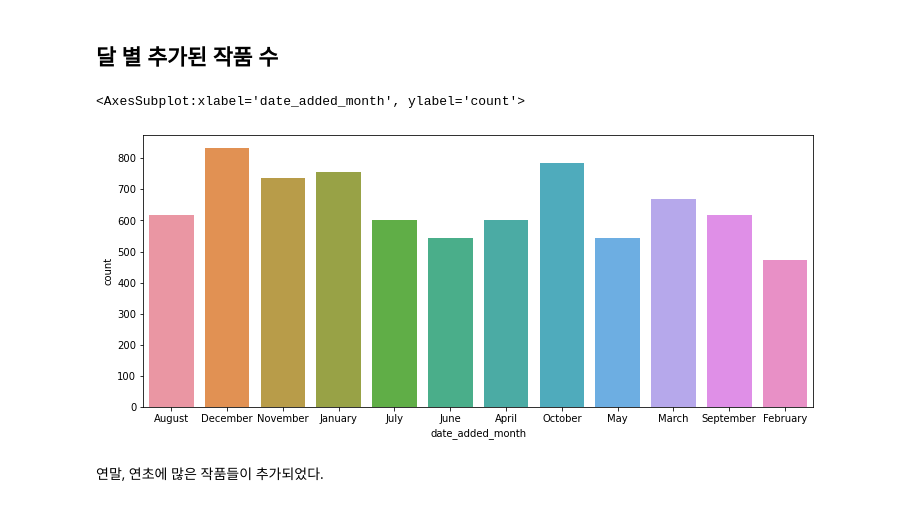
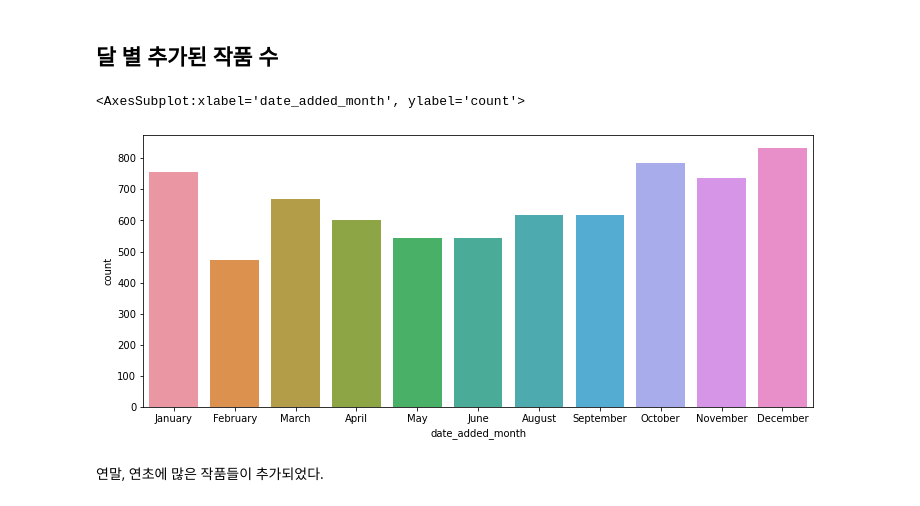
Before and after one commit to sue991/Kaggle, a Jupyter notebook: DataSets/Netflix_titles/Netflix_titles_Analysis.ipynb, the cells around one changed output. Saved outputs shown, nothing was run; the diff lists cells and outputs as text; code cells hidden in the pictures.

```diff
--- a/DataSets/Netflix_titles_Analysis.ipynb
+++ b/DataSets/Netflix_titles/Netflix_titles_Analysis.ipynb
@@ -222,7 +222,7 @@ data['date_added']
 7786   2020-03-01
 Name: date_added, Length: 7787, dtype: datetime64[ns]
 # %%
-data['date_added_year'] = data['date_added'].dt.year
+data['date_added_year'] = data['date_added'].dt.year.astype('Int64')
 data['date_added_month'] = data['date_added'].dt.month_name()
 # %%
 data.head()
@@ -247,10 +247,10 @@ sns.countplot('date_added_year', data=data)
 ## 달 별 추가된 작품 수
 # %%
 plt.figure(figsize=(12,5))
-sns.countplot('date_added_month', data=data)
+sns.countplot('date_added_month', data=data, order = ['January', 'February', 'March', 'April', 'May', 'June', 'August', 'September', 'October', 'November', 'December'])
 # %% [output]
 <AxesSubplot:xlabel='date_added_month', ylabel='count'>
-[figure, old version]
+[figure, new version]
 # %% [markdown]
 연말, 연초에 많은 작품들이 추가되었다.
 # %%
```
Also changed, not shown: parts of 4 cells of this notebook, 7 other files.
